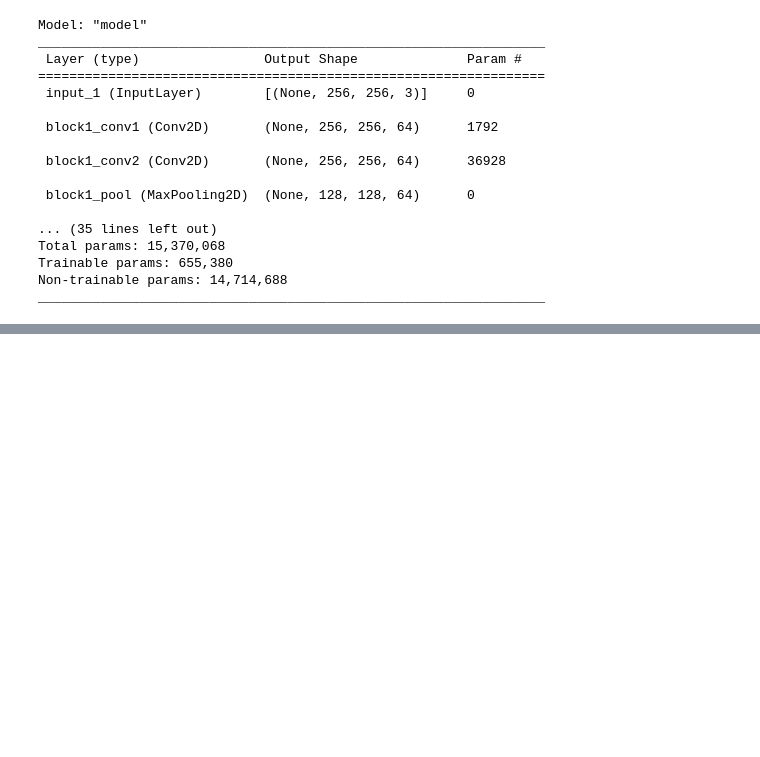
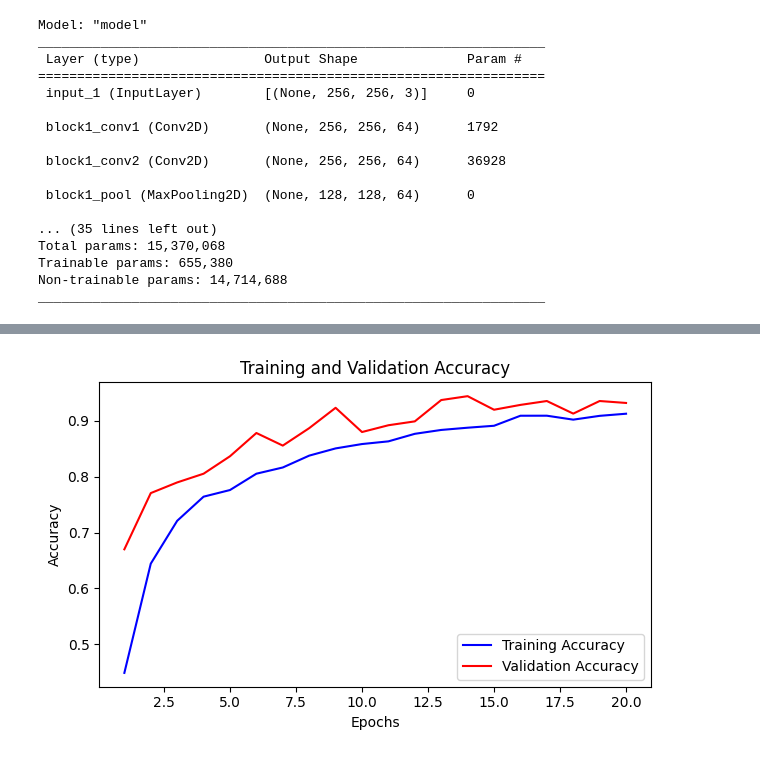
Before and after one commit to MrProgrammerr/Food_Recognition_CodeBase, a Jupyter notebook: Food classifier CNN.ipynb, the cells around one changed output, grey strips where cells are left out. Cells and saved outputs as stored; diff of their text form; code cells hidden in the pictures; blank space fills up the shorter version.

```diff
--- a/Food classifier CNN.ipynb
+++ b/Food classifier CNN.ipynb
@@ -131,8 +137,4 @@ train_ds, val_ds, test_ds = get_dataset_partitions_tf(dataset)
 len(train_ds)
 # %% [output]
 78
-# %%
-train_ds = train_ds.cache().shuffle(1000).prefetch(buffer_size=tf.data.AUTOTUNE)
-val_ds = val_ds.cache().shuffle(1000).prefetch(buffer_size=tf.data.AUTOTUNE)
-test_ds = test_ds.cache().shuffle(1000).prefetch(buffer_size=tf.data.AUTOTUNE)
 # %%
@@ -206,6 +212,6 @@ history = model.fit(
         batch_size=Batch_size,
         validation_data=val_ds,
         verbose=1,
-        epochs=35
+        epochs=20
     )
 # %% [output]
@@ -297,0 +249,14 @@ INFO:tensorflow:Assets written to: ./Model2/1\assets
+# %%
+epochs = range(1, 21)
+plt.figure(figsize=(12, 4))
+plt.subplot(1, 2, 1)
+plt.plot(epochs, acc, 'b', label='Training Accuracy')
+plt.plot(epochs, val_acc, 'r', label='Validation Accuracy')
+plt.title('Training and Validation Accuracy')
+plt.xlabel('Epochs')
+plt.ylabel('Accuracy')
+plt.legend()
+plt.tight_layout()
+plt.show()
+# %% [output]
+[figure, added]
```
Also changed, not shown: parts of 37 cells of this notebook.
